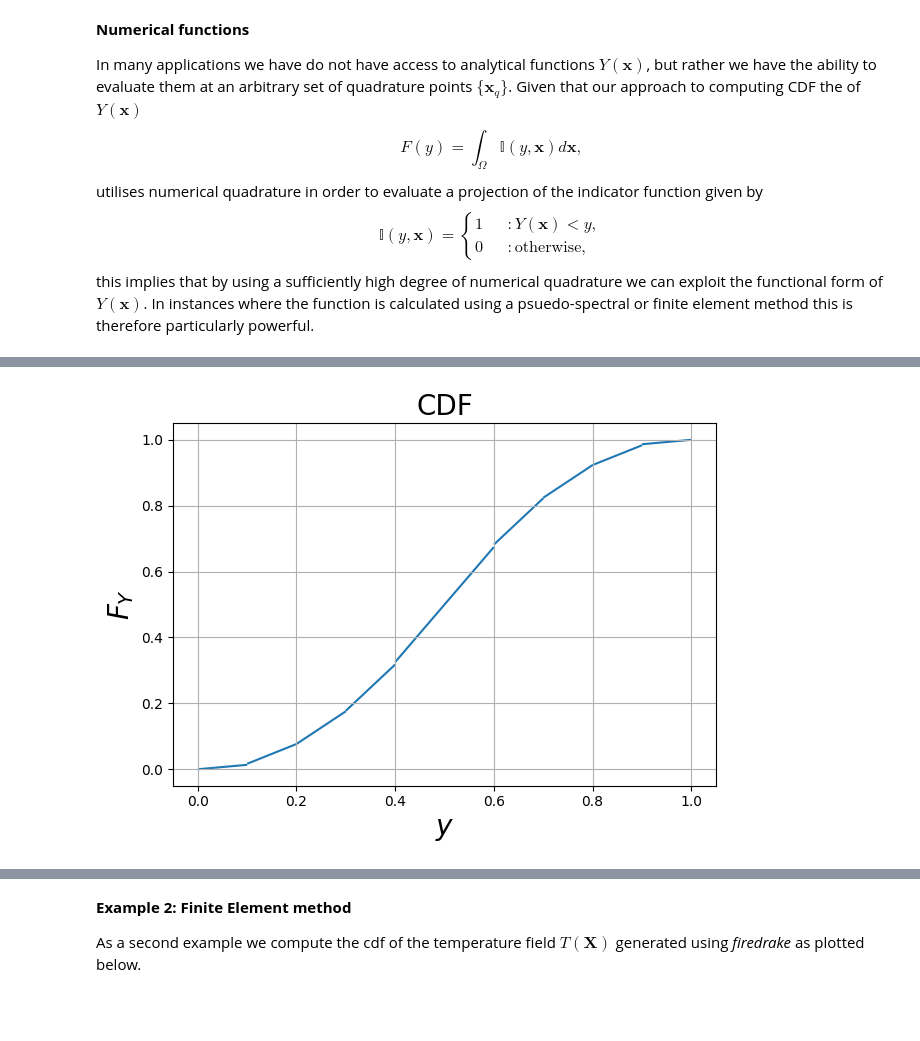
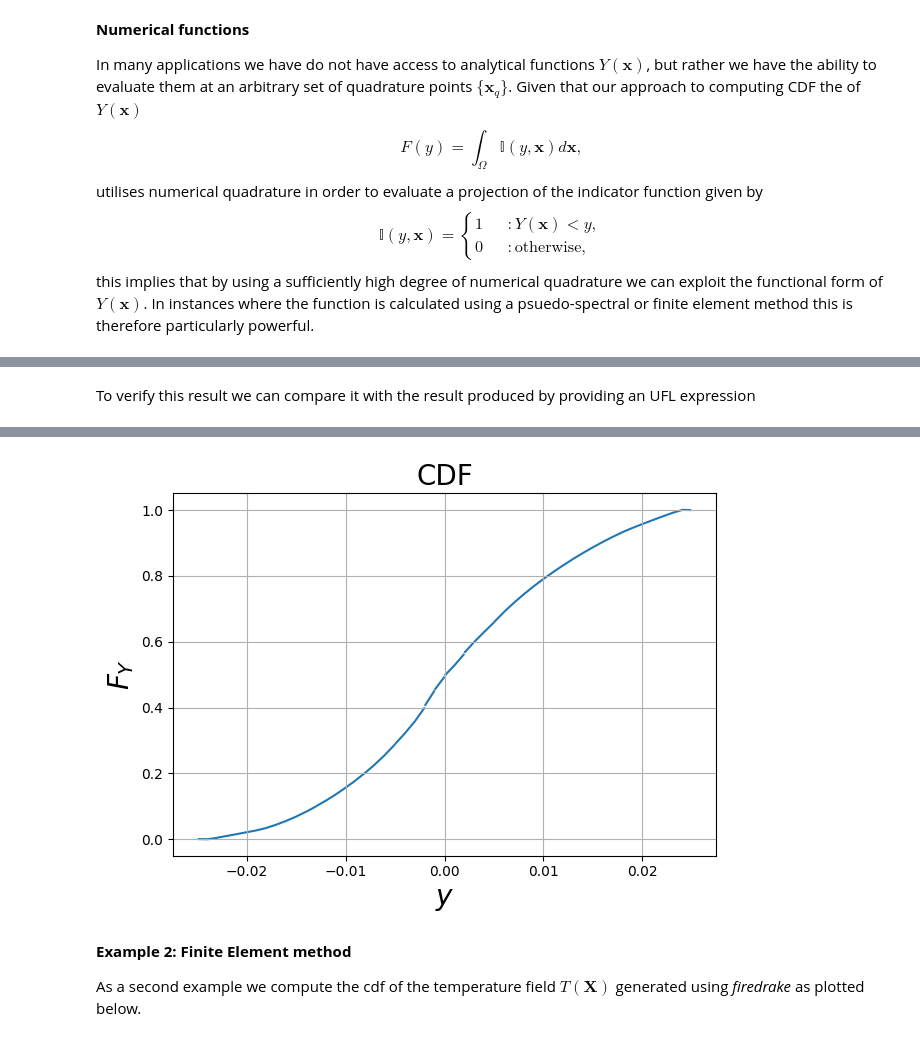
Before and after one commit to D-stratify/Numdf, a Jupyter notebook: notebooks/example_notebooks/numerical_functions.ipynb, the cells around one changed output, grey strips where cells are left out. Cells and saved outputs as stored; diff of their text form; code cells hidden in the pictures; blank space fills up the shorter version.

```diff
--- a/notebooks/example_notebooks/numerical_functions.ipynb
+++ b/notebooks/example_notebooks/numerical_functions.ipynb
@@ -77,3 +75,0 @@ Using *external function* we can then obtai the required representation of Y to
-# %%
-quadrature_degree = 50
-Y_num = external_function(ptp, Y_numerical, quadrature_degree)
@@ -87,5 +84,8 @@ density.plot()
-# %%
-density = ptp.fit(Y_anal, quadrature_degree)
-density.plot()
-# %% [output]
-[figure, removed]
+# %% [markdown]
+To verify this result we can compare it with the result produced by providing an UFL expression
+# %%
+x1, x2 = ptp.x_coords()
+Y_anal = ( 2**.5/(np.pi*r) ) * a_2 * cos(k*x1) * sin(np.pi*x2) - ( 1/(np.pi*r) ) * a_3 * sin(2*np.pi*x2)
+density = ptp.fit(Y_anal, quadrature_degree)
+density.plot()
+# %% [output]
@@ -92,3 +93,4 @@ density.plot()
+[figure, added]
 # %% [markdown]
 **Example 2: Finite Element method**
 
```
Also changed, not shown: parts of 25 cells of this notebook, 2 other files.
